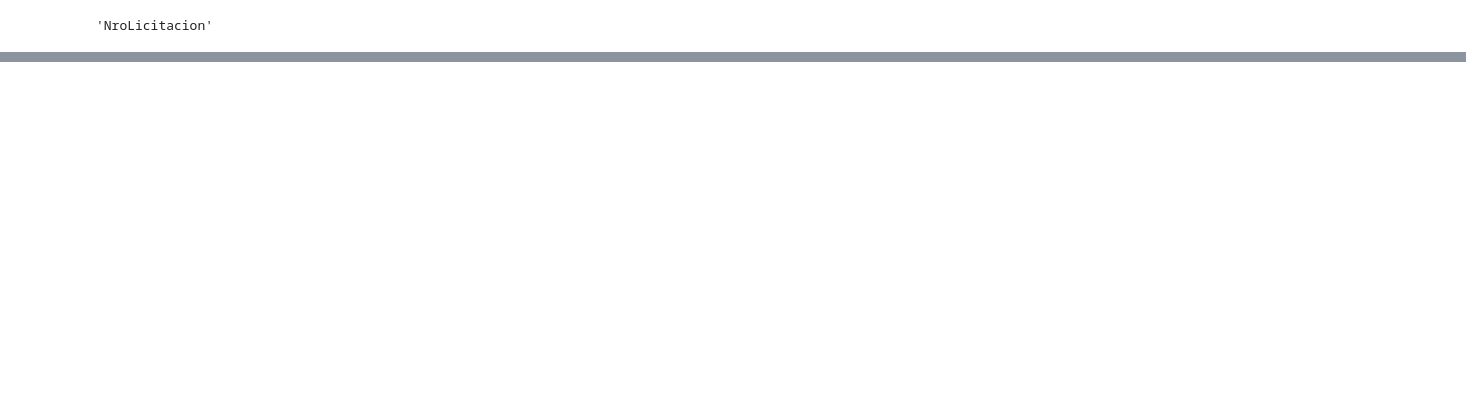
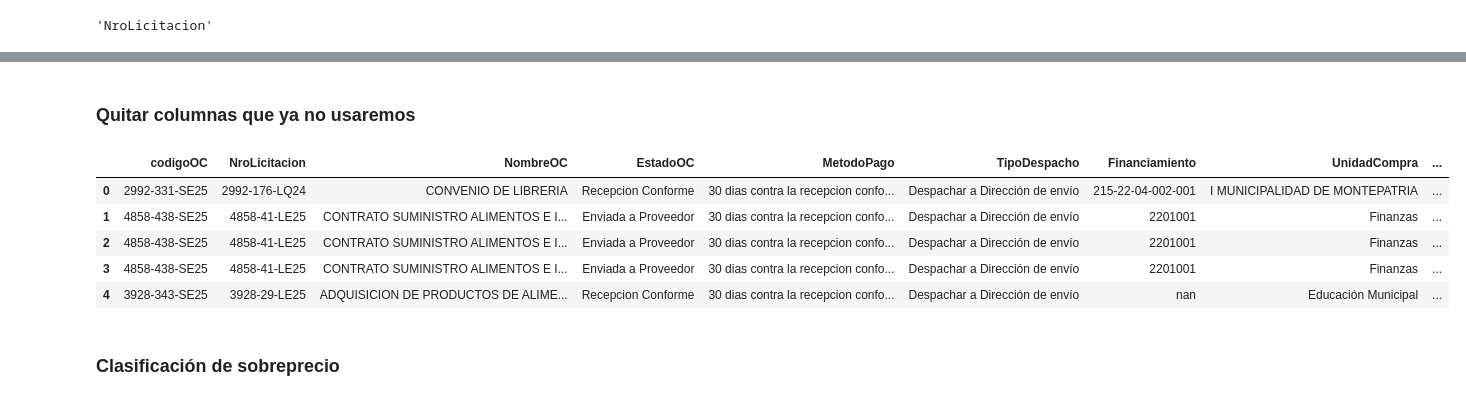
Before and after one commit to IgnacioPalma/transparenta, a Jupyter notebook: Limpieza/limpieza.ipynb, the cells around one changed output, grey strips where cells are left out. Cells and saved outputs as stored; diff of their text form; code cells hidden in the pictures; blank space fills up the shorter version.

```diff
--- a/Limpieza/limpieza.ipynb
+++ b/Limpieza/limpieza.ipynb
@@ -53,7 +60,8 @@ def clean_dataset(df, data_name):
     # Montos
     for col in [
                 "MontoTotalItem",
-                "CantidadItem"
+                "CantidadItem",
+                'CodigoProductoONU'
                ]:
 
         if col in df.columns:
@@ -65,6 +73,21 @@ def clean_dataset(df, data_name):
             # para trabajar con enteros
             df[col] = df[col].round().astype('Int64')
 
+    #filtros de categorías
+    nombres_interes = [
+        "SERVICIOS DE AUTOBUSES CONTRATADOS",
+        "ARTÍCULOS DE PAPELERÍA",
+        "GALLETAS DULCES O PASTELITOS",
+        "SERVICIOS DE SUMINISTRO DE ALIMENTOS",
+        "PRODUCCIÓN DE EVENTOS",
+        "TÓNER",
+        "ARRIENDO DE VEHÍCULOS",
+        "EXÁMENES MÉDICOS",
+        "LÁPIZ PASTA",
+        "TINTAS"
+    ]
+    if 'NombreItem' in df.columns:
+        df = df[df['NombreItem'].isin(nombres_interes)]
     return df
 # %%
 def clean_missing_values(df):
@@ -99,22 +122,21 @@ columns_to_keep = [
     "UnidadCompra",
     "RegionUnidadCompra",
     "Financiamiento",
-
+    'Financiamiento',
     # Proveedor
     "Proveedor",
+    'ActividadProveedor',
+    'TamanoProveedor',
 
     # Montos y compra
     "MontoTotalItem",
     "MonedaOC",
-
+    "MetodoPago",
+    'TipoDespacho',
 
     # Producto / Servicio
-    "DescripcionItem",
     "NombreItem",
     "CantidadItem",
-    "RubroN1",
-    "RubroN2",
-    "RubroN3",
     "CodigoProductoONU"
 
 ]
@@ -232,0 +271,26 @@ Dataset combinado: (747862, 19)
+# %% [markdown]
+### Quitar columnas que ya no usaremos
+# %%
+unspsc_data = pd.read_csv('../data/clean_unspsc_data.csv')
+unspsc_data = unspsc_data[['Commodity Code', 'Commodity Name']]
+# %%
+data_merged = pd.merge(
+    df_combined,
+    unspsc_data,
+    left_on='CodigoProductoONU',
+    right_on='Commodity Code',
+    how='left'
+)
+
+data_merged = data_merged.drop(columns=['Commodity Code'])
+# Ver las primeras filas para verificar
+data_merged.head()
+# %% [output]
+|  | codigoOC | NroLicitacion | NombreOC | EstadoOC | MetodoPago | TipoDespacho | Financiamiento | UnidadCompra | ... |
+| 0 | 2992-331-SE25 | 2992-176-LQ24 | CONVENIO DE LIBRERIA | Recepcion Conforme | 30 dias contra la recepcion confo... | Despachar a Dirección de envío | 215-22-04-002-001 | I MUNICIPALIDAD DE MONTEPATRIA | ... |
+| 1 | 4858-438-SE25 | 4858-41-LE25 | CONTRATO SUMINISTRO ALIMENTOS E I... | Enviada a Proveedor | 30 dias contra la recepcion confo... | Despachar a Dirección de envío | 2201001 | Finanzas | ... |
+| 2 | 4858-438-SE25 | 4858-41-LE25 | CONTRATO SUMINISTRO ALIMENTOS E I... | Enviada a Proveedor | 30 dias contra la recepcion confo... | Despachar a Dirección de envío | 2201001 | Finanzas | ... |
+| 3 | 4858-438-SE25 | 4858-41-LE25 | CONTRATO SUMINISTRO ALIMENTOS E I... | Enviada a Proveedor | 30 dias contra la recepcion confo... | Despachar a Dirección de envío | 2201001 | Finanzas | ... |
+| 4 | 3928-343-SE25 | 3928-29-LE25 | ADQUISICION DE PRODUCTOS DE ALIME... | Recepcion Conforme | 30 dias contra la recepcion confo... | Despachar a Dirección de envío | nan | Educación Municipal | ... |
+# %% [markdown]
+### Clasificación de sobreprecio
```
Also changed, not shown: parts of 25 cells of this notebook, 6 other files.
